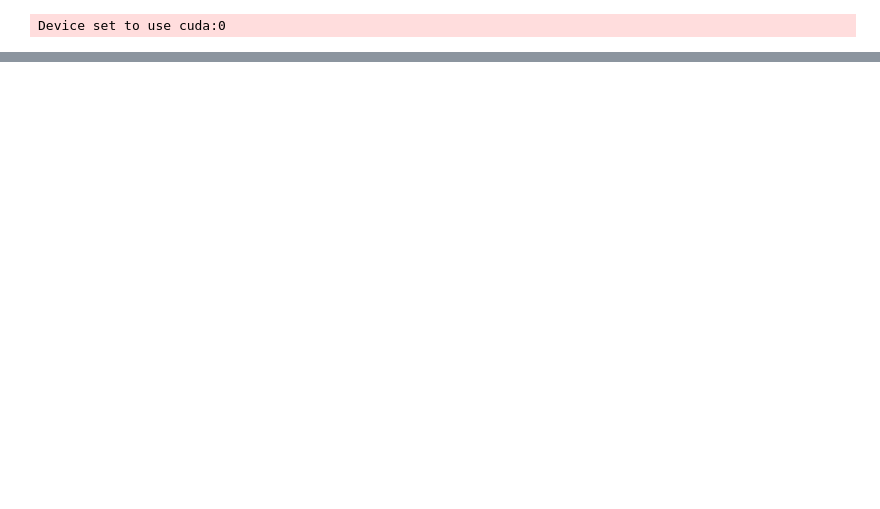
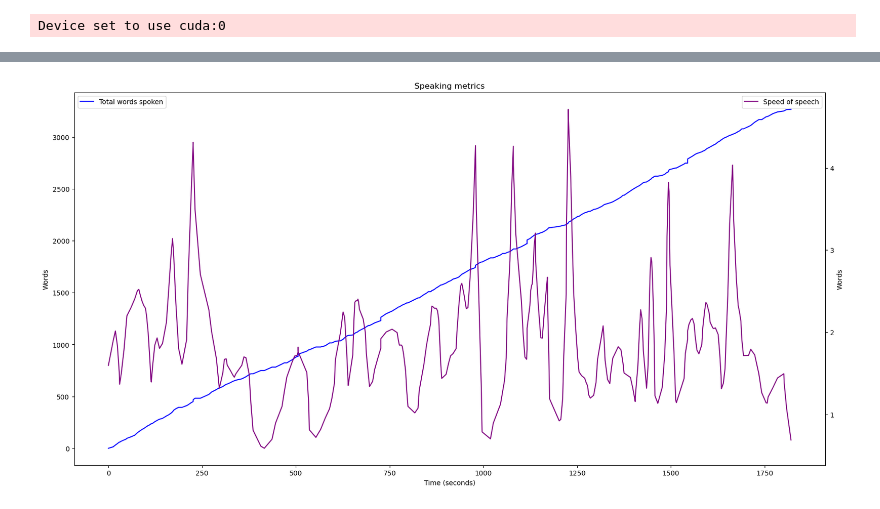
Before and after one commit to frznfrgg/ai_lector, a Jupyter notebook: metrics.ipynb, the cells around one changed output, grey strips where cells are left out. Saved outputs shown, nothing was run; the diff lists cells and outputs as text; code cells hidden in the pictures; blank space fills up the shorter version.

Commit message:
Implemented basic metrics

```diff
--- a/metrics.ipynb
+++ b/metrics.ipynb
@@ -65,0 +120,18 @@ sns.lineplot(words_per_interval)
+# %%
+plt.figure(figsize=(20, 10))
+plt.title("Speaking metrics")
+
+plt.plot(seconds, words_counter, color="blue", label="Total words spoken")
+plt.ylabel("Words")
+plt.xlabel("Time (seconds)")
+plt.xticks()
+plt.legend(loc="upper left")
+
+ax2 = plt.gca().twinx()
+
+plt.plot(seconds, derivative, color="purple", label="Speed of speech")
+plt.ylabel("Words")
+plt.legend(loc="upper right")
+plt.show()
+# %% [output]
+[figure, added]
```
Also changed, not shown: parts of 21 cells of this notebook, 2 other files.
